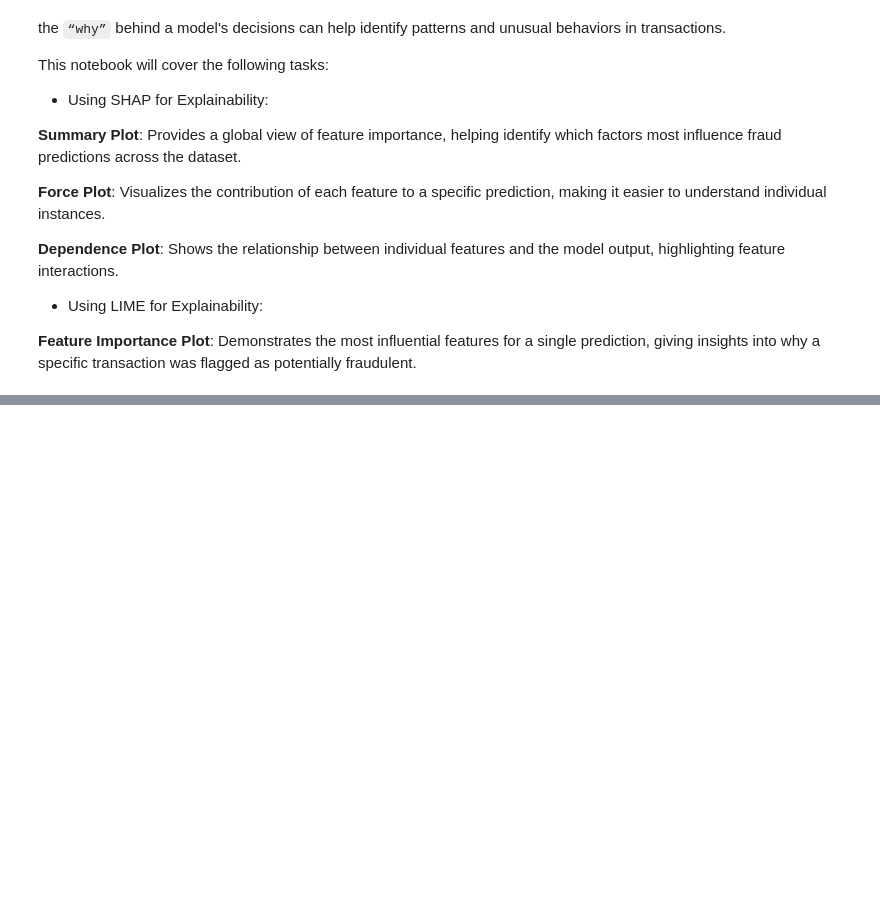
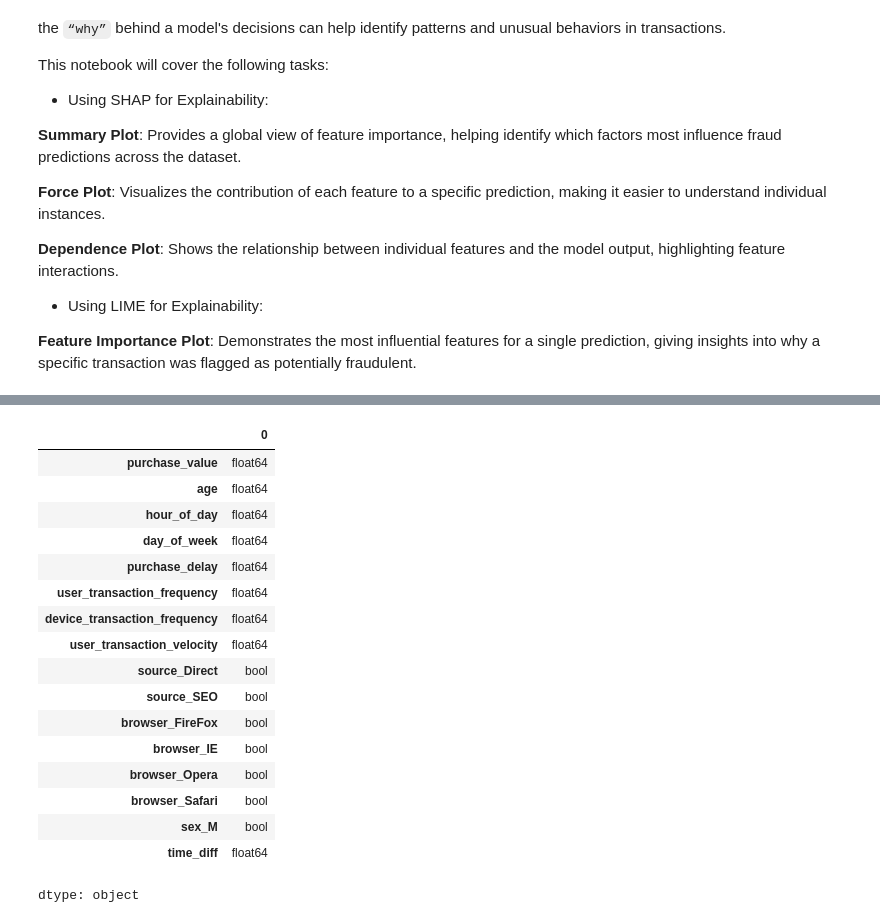
Before and after one commit to Seife1/fraud_detection_project, a Jupyter notebook: notebooks/4_Explainability.ipynb, the cells around one changed output, grey strips where cells are left out. Drawn from its saved outputs; the diff is of its cells as text; code cells hidden in the pictures; blank space fills up the shorter version.

```diff
--- a/notebooks/4_Explainability.ipynb
+++ b/notebooks/4_Explainability.ipynb
@@ -56,3 +72,25 @@ y_fraud = fraud_data['class']
 
 # Split for Fraud_Data.csv
 X_fraud_train, X_fraud_test, y_fraud_train, y_fraud_test = train_test_split(X_fraud, y_fraud, test_size=0.2, random_state=42)
+# %%
+# check the types of the columns of X_fraud_test
+X_fraud_test.dtypes
+# %% [output]
+|  | 0 |
+| purchase_value | float64 |
+| age | float64 |
+| hour_of_day | float64 |
+| day_of_week | float64 |
+| purchase_delay | float64 |
+| user_transaction_frequency | float64 |
+| device_transaction_frequency | float64 |
+| user_transaction_velocity | float64 |
+| source_Direct | bool |
+| source_SEO | bool |
+| browser_FireFox | bool |
+| browser_IE | bool |
+| browser_Opera | bool |
+| browser_Safari | bool |
+| sex_M | bool |
+| time_diff | float64 |
+dtype: object
```
Also changed, not shown: parts of 13 cells of this notebook.
